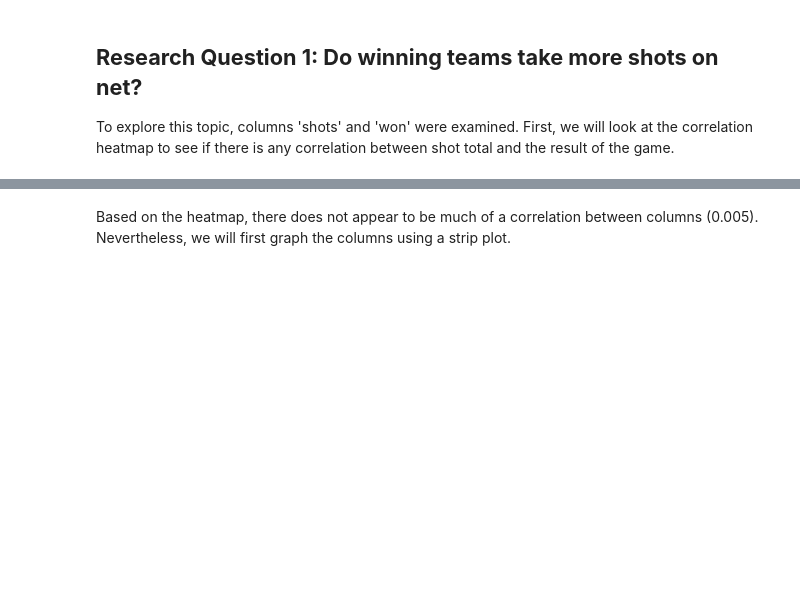
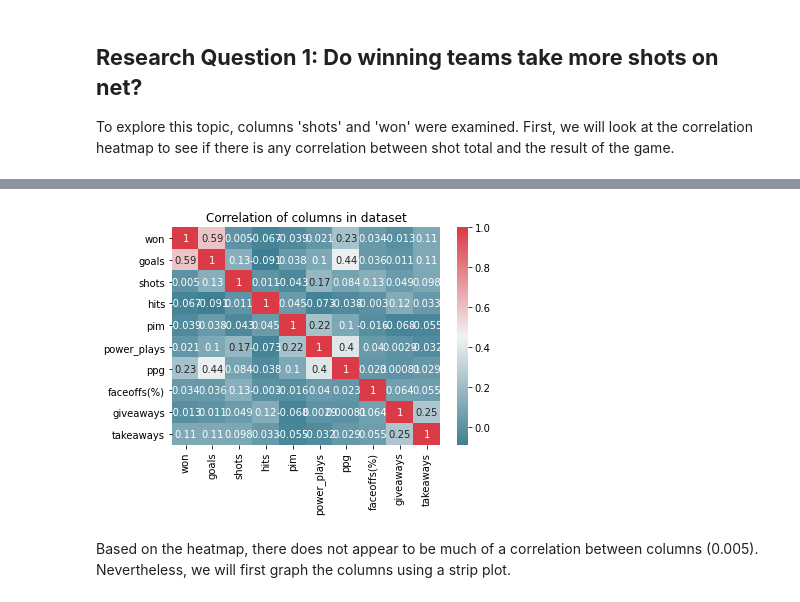
Before and after one commit to data301-2020-winter1/course-project-solo_329, a Jupyter notebook: analysis/analysis.ipynb, the cells around one changed output, grey strips where cells are left out. Cells and saved outputs as stored; diff of their text form; code cells hidden in the pictures; blank space fills up the shorter version.

```diff
--- a/analysis/analysis.ipynb
+++ b/analysis/analysis.ipynb
@@ -1,3 +3,5 @@
+# %%
+df = project_functions.load_and_process('../data/raw/project_data.csv')
 # %% [markdown]
 ## **Research Question 1: Do winning teams take more shots on net?** ##
 
@@ -8,2 +10,6 @@ First, we will look at the correlation heatmap to see if there is any correlatio
+# %%
+df1 = project_functions1.heatmap(df)
+# %% [output]
+[figure, added]
 # %% [markdown]
 Based on the heatmap, there does not appear to be much of a correlation between columns (0.005). Nevertheless, we will first graph the columns using a strip plot.
```
Also changed, not shown: parts of 19 cells of this notebook.
